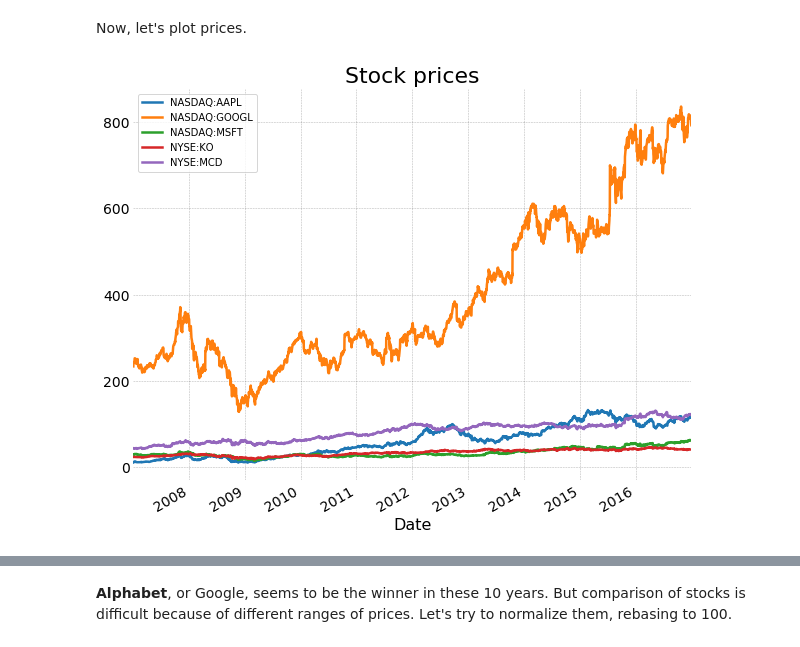
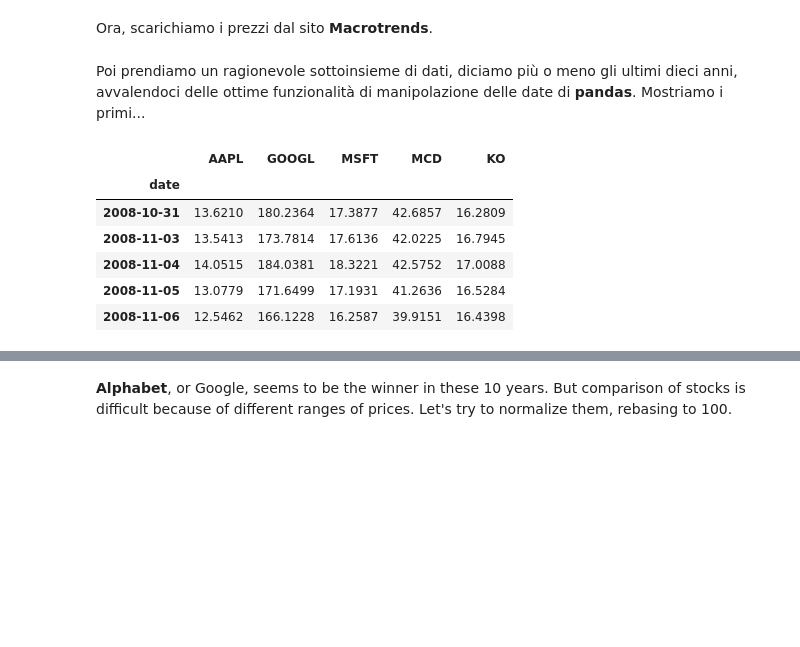
Before and after one commit to marcobonifacio/finance-notebooks, a Jupyter notebook: 1 - Prezzi e rendimenti.ipynb, the cells around one changed output, grey strips where cells are left out. Drawn from its saved outputs; the diff is of its cells as text; code cells hidden in the pictures; blank space fills up the shorter version.

```diff
--- a/1 - Prezzi e rendimenti.ipynb
+++ b/1 - Prezzi e rendimenti.ipynb
@@ -49,6 +16,2 @@ prices.tail(10)
-# %% [markdown]
-Now, let's plot prices.
-# %%
-prices.plot(figsize=(10, 8), title='Stock prices');
-# %% [output]
-[figure, removed]
+# %% [markdown]
+Ora, scarichiamo i prezzi dal sito **Macrotrends**.
@@ -54,0 +31,14 @@ prices.plot(figsize=(10, 8), title='Stock prices');
+# %% [markdown]
+Poi prendiamo un ragionevole sottoinsieme di dati, diciamo più o meno gli ultimi dieci anni, avvalendoci delle ottime funzionalità di manipolazione delle date di **pandas**. Mostriamo i primi...
+# %%
+# From month-end of ten years ago to today
+prices = px.loc[(pd.Timestamp.today() - pd.tseries.offsets.MonthEnd(n=121)).strftime('%m-%d-%Y'):pd.Timestamp.today().strftime('%m-%d-%Y'), :]
+prices.head()
+# %% [output]
+|  | AAPL | GOOGL | MSFT | MCD | KO |
+| date |  |  |  |  |  |
+| 2008-10-31 | 13.6210 | 180.2364 | 17.3877 | 42.6857 | 16.2809 |
+| 2008-11-03 | 13.5413 | 173.7814 | 17.6136 | 42.0225 | 16.7945 |
+| 2008-11-04 | 14.0515 | 184.0381 | 18.3221 | 42.5752 | 17.0088 |
+| 2008-11-05 | 13.0779 | 171.6499 | 17.1931 | 41.2636 | 16.5284 |
+| 2008-11-06 | 12.5462 | 166.1228 | 16.2587 | 39.9151 | 16.4398 |
```
Also changed, not shown: parts of 17 cells of this notebook.
